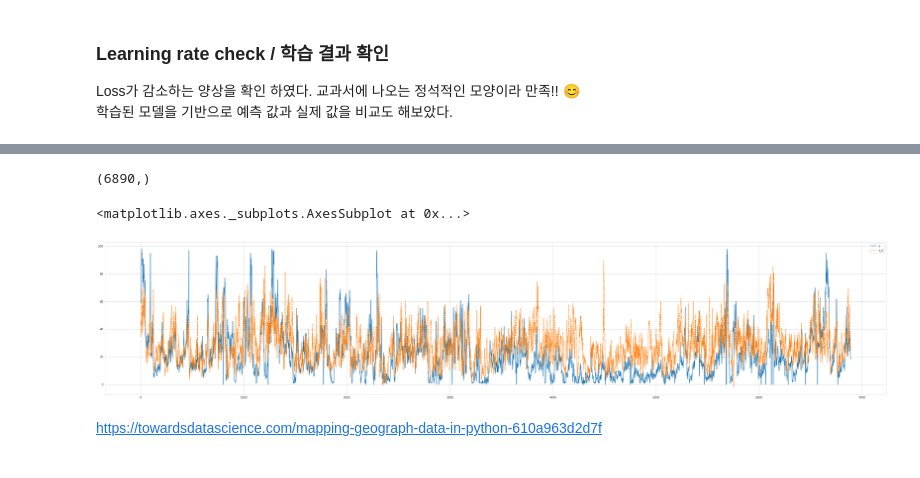
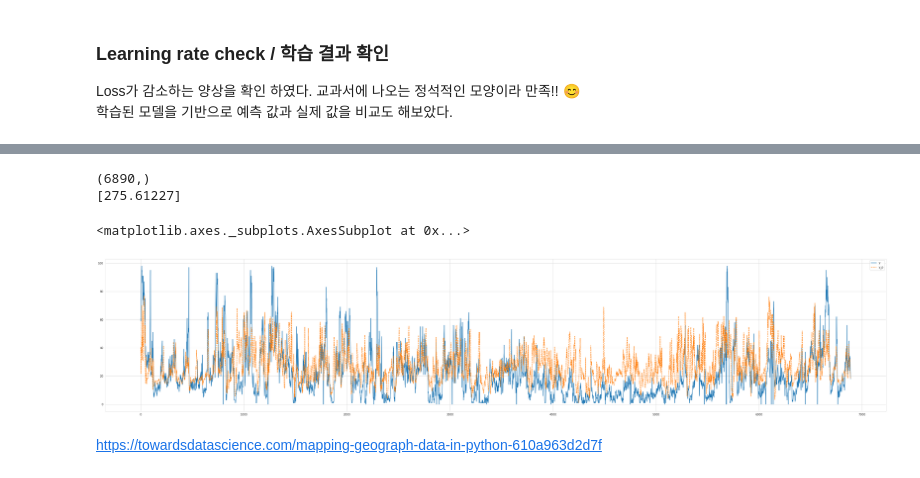
Before and after one commit to ssooni/data_mining_practice, a Jupyter notebook: dust_weather/dust_weather.ipynb, the cells around one changed output, grey strips where cells are left out. Drawn from its saved outputs; the diff is of its cells as text; code cells hidden in the pictures.

```diff
--- a/dust_weather/dust_weather.ipynb
+++ b/dust_weather/dust_weather.ipynb
@@ -220,7 +231,7 @@ hist = np.zeros(num_epochs)
 start_time = time.time()
 lstm = []
 
-model = GRU(input_dim=len(X_label), hidden_dim=256, n_classes=1, n_layers=1).to(DEVICE)
+model = GRU(input_dim=len(X_label), hidden_dim=32, n_classes=1, n_layers=1).to(DEVICE)
 criterion = torch.nn.MSELoss(reduction='mean')
 optimizer = torch.optim.Adam(model.parameters(), lr=0.001)
 torch.cuda.empty_cache()
@@ -288,19 +312,22 @@ sns.lineplot(data=a)
 3. 새로운 Feature를 추가해 보는 것도 고민해보자.
 예) 강남구 주변의 미세먼지 데이터를 Feature로 사용.
 # %%
-model.load_state_dict(torch.load('./snapshot/best_model.pt'))
+# model.load_state_dict(torch.load('./snapshot/best_model.pt'))
 model.eval()
 prediction = model(x_test.to(DEVICE))
 print(prediction.view(-1).cpu().detach().numpy().shape)
 a = pd.DataFrame(y_test.view(-1), columns=["y"])
 a["y_p"] = pd.Series(prediction.view(-1).cpu().detach().numpy())
 
+loss = sum((a[["y_p"]].values - a[["y"]].values)**2) / a.shape[0]
+print(loss)
 plt.figure(figsize=(50,10))
 sns.lineplot(data=a)
 # %% [output]
 (6890,)
+[275.61227]
 <matplotlib.axes._subplots.AxesSubplot at 0x...>
-[figure, old version]
+[figure, new version]
 # %% [markdown]
 https://towardsdatascience.com/mapping-geograph-data-in-python-610a963d2d7f
 # %%
```
Also changed, not shown: parts of 15 cells of this notebook.
